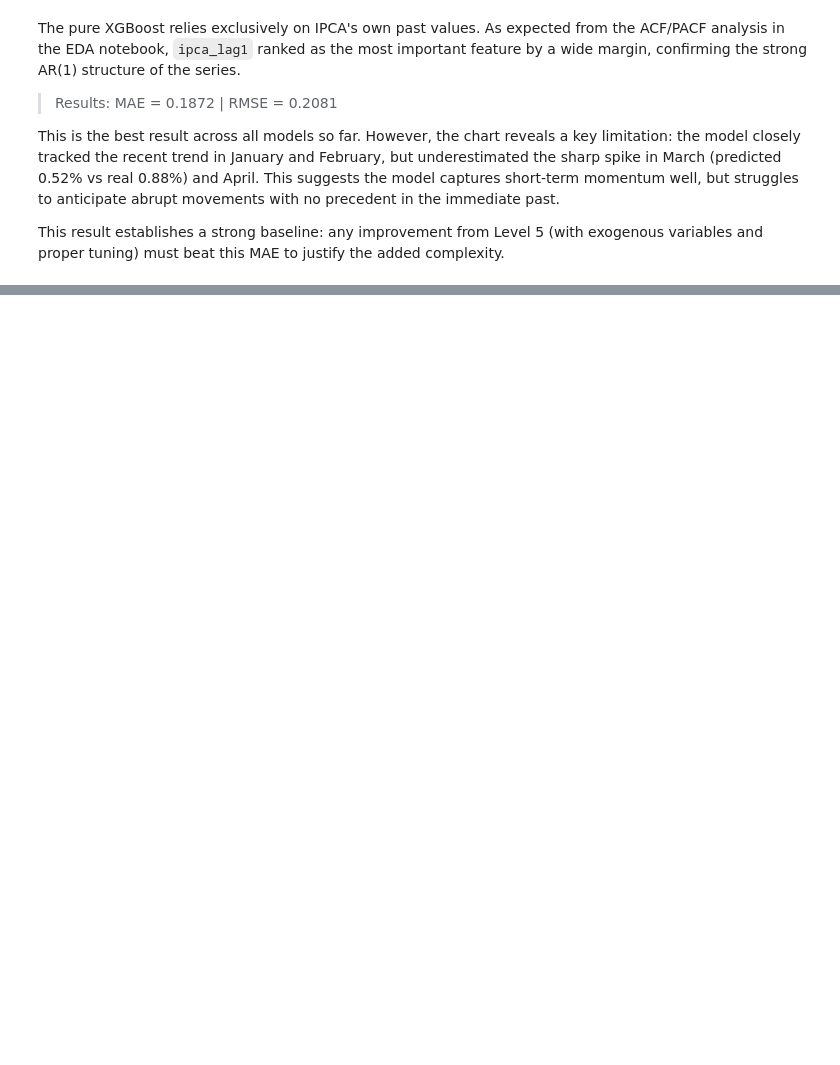
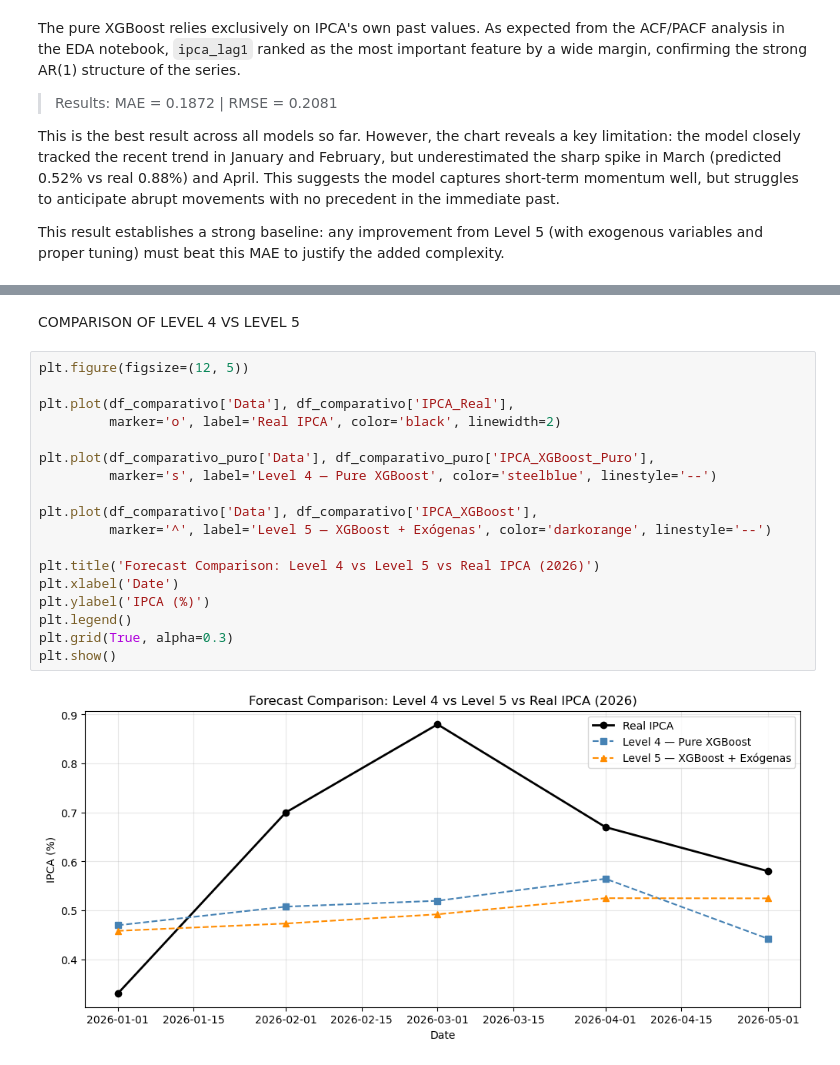
Before and after one commit to Marques07/IPCA-Prophet-Forecasting, a Jupyter notebook: 03_XGBoost_Modelagem.ipynb, the cells around one changed output, grey strips where cells are left out. Saved outputs shown, nothing was run; the diff lists cells and outputs as text; blank space fills up the shorter version.

```diff
--- a/03_XGBoost_Modelagem.ipynb
+++ b/03_XGBoost_Modelagem.ipynb
@@ -466,0 +432,22 @@ Valor Estimado: 0.4238%
+# %% [markdown]
+COMPARISON OF LEVEL 4 VS LEVEL 5
+# %%
+plt.figure(figsize=(12, 5))
+
+plt.plot(df_comparativo['Data'], df_comparativo['IPCA_Real'],
+         marker='o', label='Real IPCA', color='black', linewidth=2)
+
+plt.plot(df_comparativo_puro['Data'], df_comparativo_puro['IPCA_XGBoost_Puro'],
+         marker='s', label='Level 4 — Pure XGBoost', color='steelblue', linestyle='--')
+
+plt.plot(df_comparativo['Data'], df_comparativo['IPCA_XGBoost'],
+         marker='^', label='Level 5 — XGBoost + Exógenas', color='darkorange', linestyle='--')
+
+plt.title('Forecast Comparison: Level 4 vs Level 5 vs Real IPCA (2026)')
+plt.xlabel('Date')
+plt.ylabel('IPCA (%)')
+plt.legend()
+plt.grid(True, alpha=0.3)
+plt.show()
+# %% [output]
+[figure, added]
```
Also changed, not shown: parts of 19 cells of this notebook, 1 other file.
